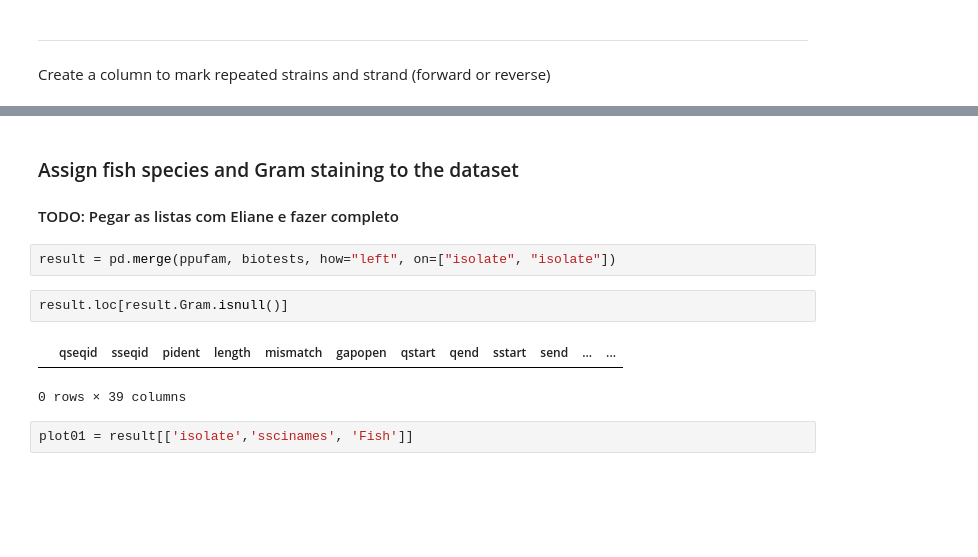
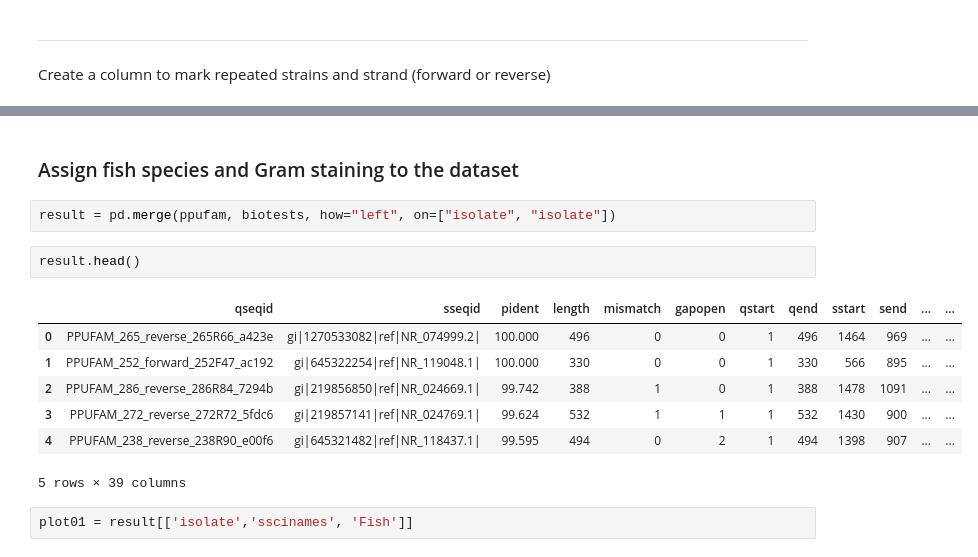
Before and after one commit to waldeyr/amazonian_fish_bacteria, a Jupyter notebook: Workflow.ipynb, the cells around one changed output, grey strips where cells are left out. Cells and saved outputs as stored; diff of their text form; blank space fills up the shorter version.

```diff
--- a/Workflow.ipynb
+++ b/Workflow.ipynb
@@ -404,14 +404,17 @@ ppufam_genus.shape[0] # 22 species
 # %% [markdown]
 ### Assign fish species and Gram staining to the dataset
-
-#### TODO: Pegar as listas com Eliane e fazer completo
 # %%
 result = pd.merge(ppufam, biotests, how="left", on=["isolate", "isolate"])
-# %%
-result.loc[result.Gram.isnull()]
-# %% [output]
-|  | qseqid | sseqid | pident | length | mismatch | gapopen | qstart | qend | sstart | send | ... | ... |
-0 rows × 39 columns
+# %%
+result.head()
+# %% [output]
+|  | qseqid | sseqid | pident | length | mismatch | gapopen | qstart | qend | sstart | send | ... | ... |
+| 0 | PPUFAM_265_reverse_265R66_a423e | gi|1270533082|ref|NR_074999.2| | 100.000 | 496 | 0 | 0 | 1 | 496 | 1464 | 969 | ... | ... |
+| 1 | PPUFAM_252_forward_252F47_ac192 | gi|645322254|ref|NR_119048.1| | 100.000 | 330 | 0 | 0 | 1 | 330 | 566 | 895 | ... | ... |
+| 2 | PPUFAM_286_reverse_286R84_7294b | gi|219856850|ref|NR_024669.1| | 99.742 | 388 | 1 | 0 | 1 | 388 | 1478 | 1091 | ... | ... |
+| 3 | PPUFAM_272_reverse_272R72_5fdc6 | gi|219857141|ref|NR_024769.1| | 99.624 | 532 | 1 | 1 | 1 | 532 | 1430 | 900 | ... | ... |
+| 4 | PPUFAM_238_reverse_238R90_e00f6 | gi|645321482|ref|NR_118437.1| | 99.595 | 494 | 0 | 2 | 1 | 494 | 1398 | 907 | ... | ... |
+5 rows × 39 columns
 # %%
 plot01 = result[['isolate','sscinames', 'Fish']]
 # %%
```
Also changed, not shown: parts of 13 cells of this notebook.
